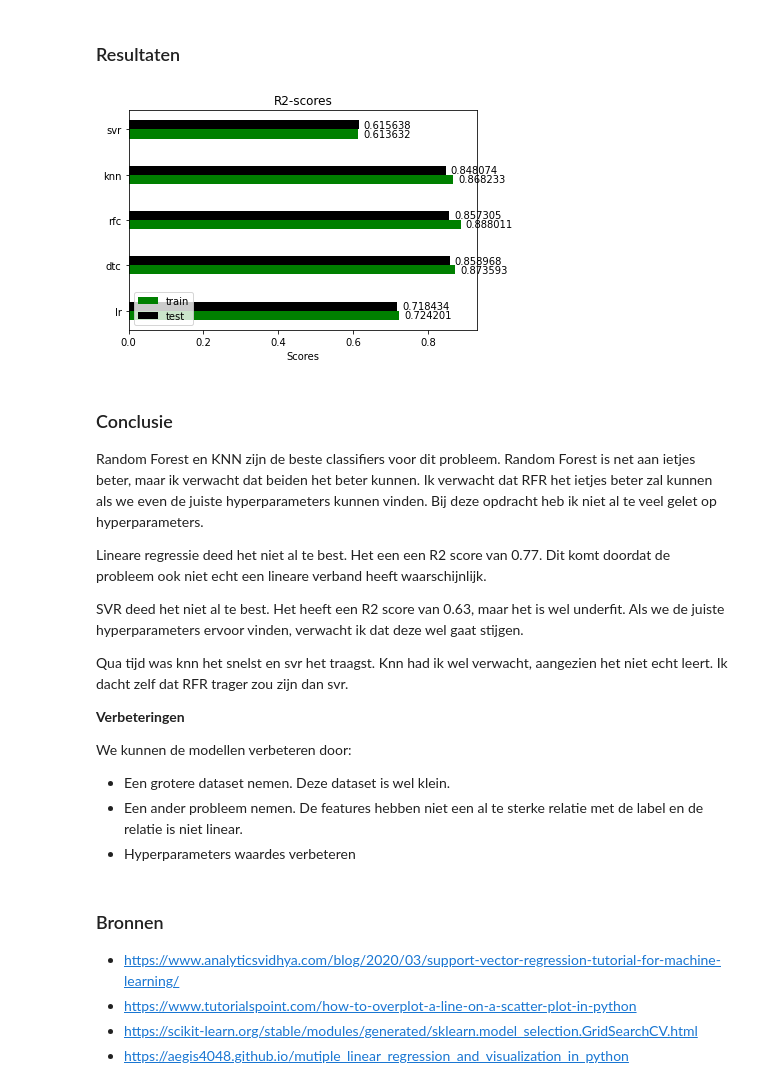
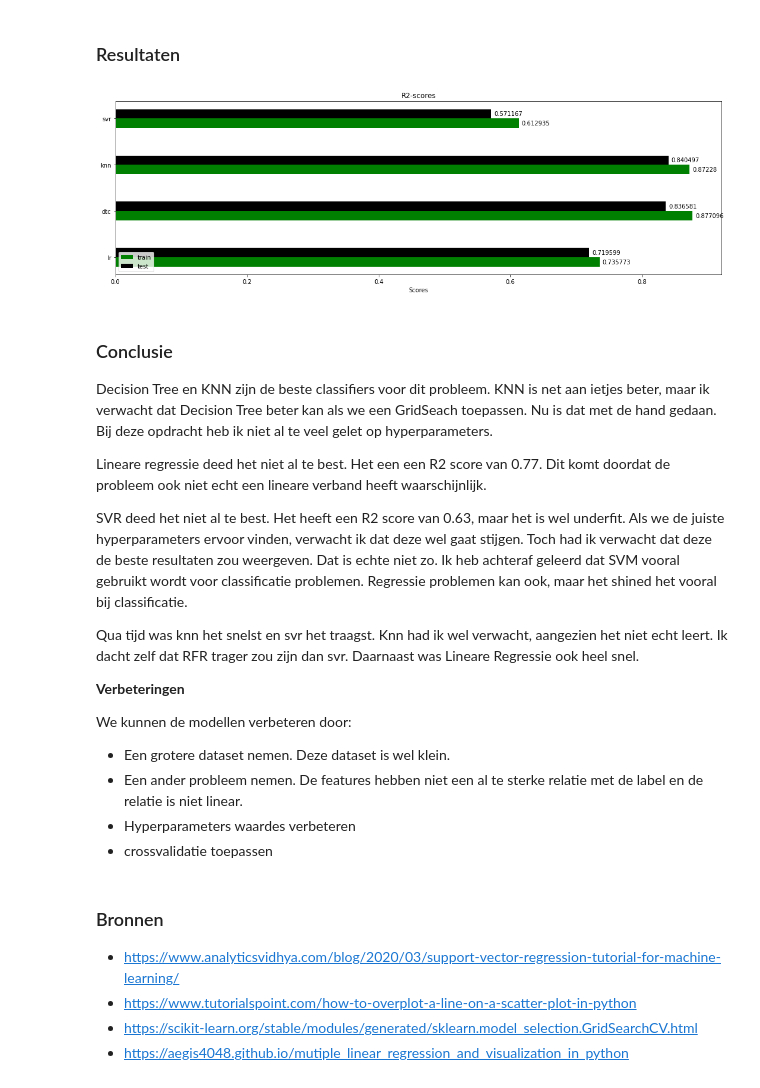
Before and after one commit to Mysurii/Minoi-AAI, a Jupyter notebook: Machine Learning/medical-cost.ipynb, the cells around one changed output. Saved outputs shown, nothing was run; the diff lists cells and outputs as text; code cells hidden in the pictures.

```diff
--- a/Machine Learning/medical-cost.ipynb
+++ b/Machine Learning/medical-cost.ipynb
@@ -186,3 +260,0 @@ Aangezien de features niet echt een correlatie met elkaar hebben, verwijderen we
-# %%
-data = data.drop(["sex", "children", "region"], axis=1)
-data.head()
@@ -220,0 +287,3 @@ sns.histplot(data,x='bmi',multiple='layer',hue = 'smoker')
+# %%
+data = data.drop(["sex", "children", "region_northeast", 'region_northwest', 'region_southeast', 'region_southwest'], axis=1)
+data.head()
@@ -399,14 +552,3 @@ plot_r2_score(y_test, dtr_pred_test)
 - De meeste punten zijn wel op de lijn of bijna erop.
 - Niet heel veel verspreiding
 - Lijkt op minder punten. Misschien dat er meer punten op elkaar zitten?
-# %%
-from sklearn.ensemble import RandomForestRegressor
-
-rfr = RandomForestRegressor(max_depth=6, min_samples_leaf=2, min_samples_split=3, random_state=11, n_estimators=5)
-
-start = time()
-rfr.fit(X_train,y_train)
-end = time()
-rfr_time = end - start
-
-print('train time: ', rfr_time )
@@ -451,7 +561,7 @@ plot_r2_score(y_test, rfr_pred_test)
 from sklearn.neighbors import KNeighborsRegressor
 
 start = time()
-knn = KNeighborsRegressor(n_neighbors=8, n_jobs=-1)
+knn = KNeighborsRegressor(n_neighbors=8)
 end = time()
 
 knn_time = end - start
@@ -556,42 +666,42 @@ plot_r2_score(y_test, svr_pred_test)
 # %%
 import numpy as np
 
-train = [lr_train_score, dtr_train_score, rfr_train_score, knn_train_score, svr_train_score]
-test = [lr_test_score, dtr_test_score, rfr_test_score, knn_test_score, svr_test_score]
+train = [lr_train_score, dtr_train_score, knn_train_score, svr_train_score]
+test = [lr_test_score, dtr_test_score, knn_test_score, svr_test_score]
 
-models = ('lr', 'dtc', 'rfc', 'knn', 'svr')
+models = ('lr', 'dtc', 'knn', 'svr')
 
 x = np.arange(len(models))
 width = 0.2
 
-fig, ax = plt.subplots()
+fig, ax = plt.subplots(figsize=(15,5))
 train_bars = ax.barh(x - width/2, train, width, label='train', color='g')
 test_bars = ax.barh(x + width/2, test, width, label='test', color='black')
 
 # Add some text for labels, title and custom x-axis tick labels, etc.
 ax.set_xlabel('Scores')
 ax.set_title('R2-scores')
 ax.set_yticks(x, models)
 ax.legend(loc="lower left")
 
 ax.bar_label(train_bars, padding=5)
 ax.bar_label(test_bars, padding=5)
 
 fig.tight_layout()
 
 plt.show()
 # %% [output]
-[figure, old version]
+[figure, new version]
 # %% [markdown]
 ### Conclusie
 
-Random Forest en KNN zijn de beste classifiers voor dit probleem. Random Forest is net aan ietjes beter, maar ik verwacht dat beiden het beter kunnen. Ik verwacht dat RFR het ietjes beter zal kunnen als we even de juiste hyperparameters kunnen vinden. Bij deze opdracht heb ik niet al te veel gelet op hyperparameters.
+Decision Tree en KNN zijn de beste classifiers voor dit probleem. KNN is net aan ietjes beter, maar ik verwacht dat Decision Tree beter kan als we een GridSeach toepassen. Nu is dat met de hand gedaan. Bij deze opdracht heb ik niet al te veel gelet op hyperparameters.
 
 Lineare regressie deed het niet al te best. Het een een R2 score van 0.77. Dit komt doordat de probleem ook niet echt een lineare verband heeft waarschijnlijk.
 
-SVR deed het niet al te best. Het heeft een R2 score van 0.63, maar het is wel underfit. Als we de juiste hyperparameters ervoor vinden, verwacht ik dat deze wel gaat stijgen.
+SVR deed het niet al te best. Het heeft een R2 score van 0.63, maar het is wel underfit. Als we de juiste hyperparameters ervoor vinden, verwacht ik dat deze wel gaat stijgen. Toch had ik verwacht dat deze de beste resultaten zou weergeven. Dat is echte niet zo. Ik heb achteraf geleerd dat SVM vooral gebruikt wordt voor classificatie problemen. Regressie problemen kan ook, maar het shined het vooral bij classificatie.
 
-Qua tijd was knn het snelst en svr het traagst. Knn had ik wel verwacht, aangezien het niet echt leert. Ik dacht zelf dat RFR trager zou zijn dan svr.
+Qua tijd was knn het snelst en svr het traagst. Knn had ik wel verwacht, aangezien het niet echt leert. Ik dacht zelf dat RFR trager zou zijn dan svr. Daarnaast was Lineare Regressie ook heel snel.
 
 **Verbeteringen**
 
@@ -599,6 +709,7 @@ We kunnen de modellen verbeteren door:
 - Een grotere dataset nemen. Deze dataset is wel klein.
 - Een ander probleem nemen. De features hebben niet een al te sterke relatie met de label en de relatie is niet linear.
 - Hyperparameters waardes verbeteren
+- crossvalidatie toepassen
 # %% [markdown]
 ### Bronnen
 
```
Also changed, not shown: parts of 68 cells of this notebook.
